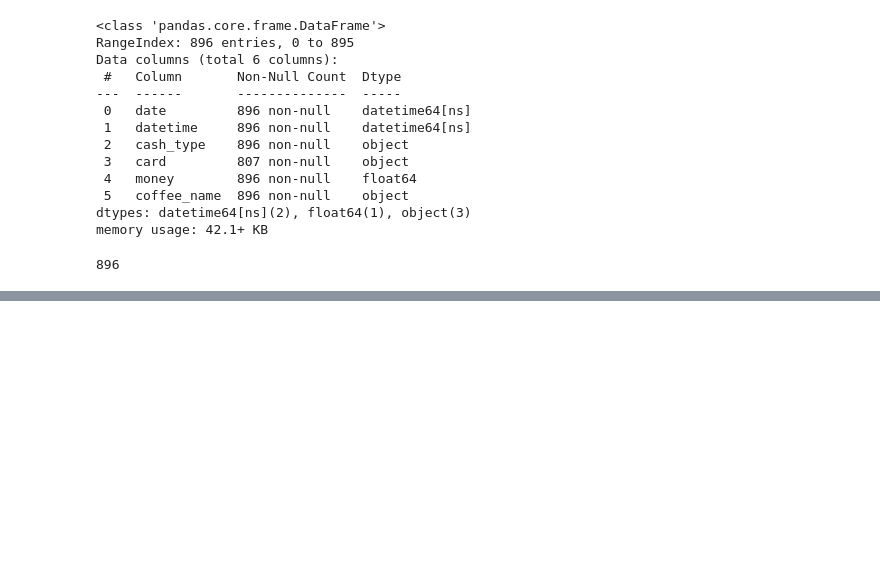
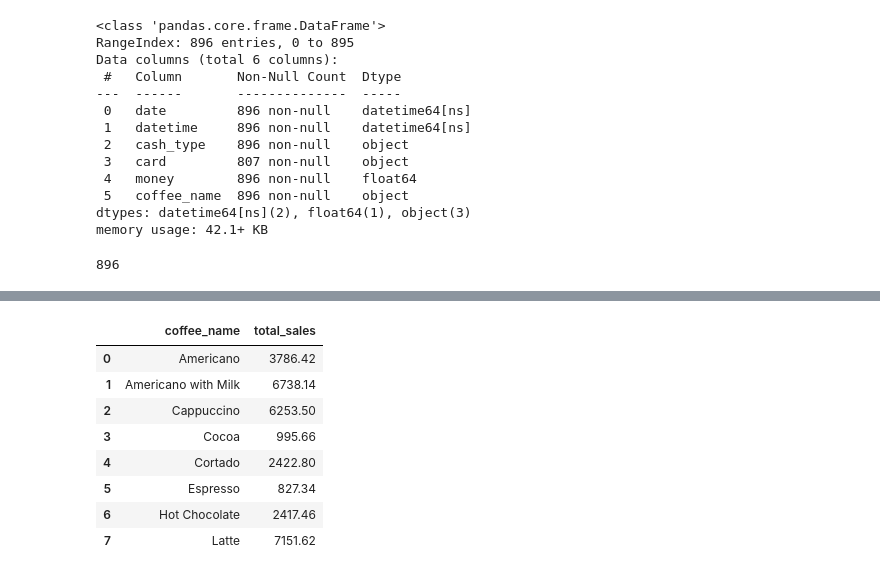
Before and after one commit to PedroJoas/SQL-analyses, a Jupyter notebook: coffee sales/Coffe_Sales_Analyses.ipynb, the cells around one changed output, grey strips where cells are left out. Drawn from its saved outputs; the diff is of its cells as text; code cells hidden in the pictures; blank space fills up the shorter version.

```diff
--- a/coffee sales/Coffe_Sales_Analyses.ipynb
+++ b/coffee sales/Coffe_Sales_Analyses.ipynb
@@ -99,0 +170,19 @@ SELECT * FROM coffeeSales
+# %%
+query = '''
+SELECT coffee_name, SUM(money) AS total_sales
+FROM coffeeSales
+GROUP BY coffee_name
+'''
+
+df = pd.read_sql_query(query, conn)
+df
+# %% [output]
+|  | coffee_name | total_sales |
+| 0 | Americano | 3786.42 |
+| 1 | Americano with Milk | 6738.14 |
+| 2 | Cappuccino | 6253.50 |
+| 3 | Cocoa | 995.66 |
+| 4 | Cortado | 2422.80 |
+| 5 | Espresso | 827.34 |
+| 6 | Hot Chocolate | 2417.46 |
+| 7 | Latte | 7151.62 |
```
Also changed, not shown: parts of 14 cells of this notebook.
